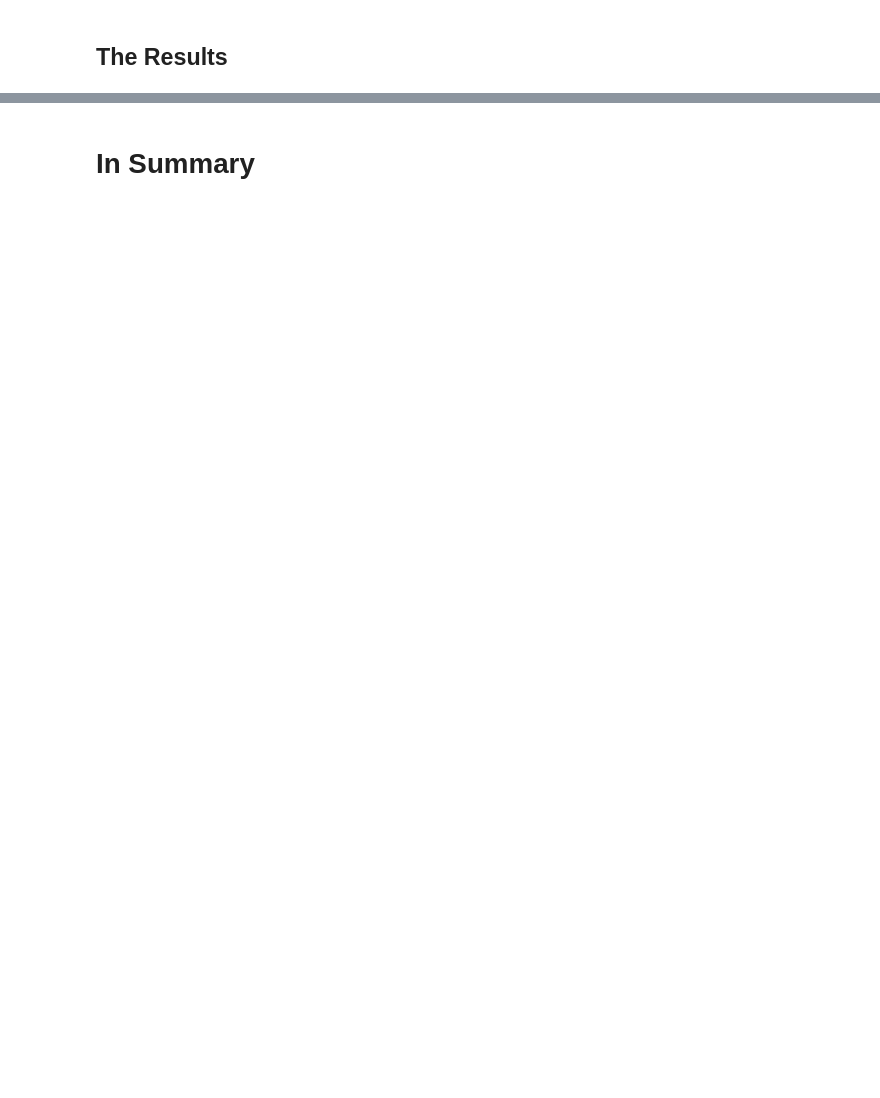
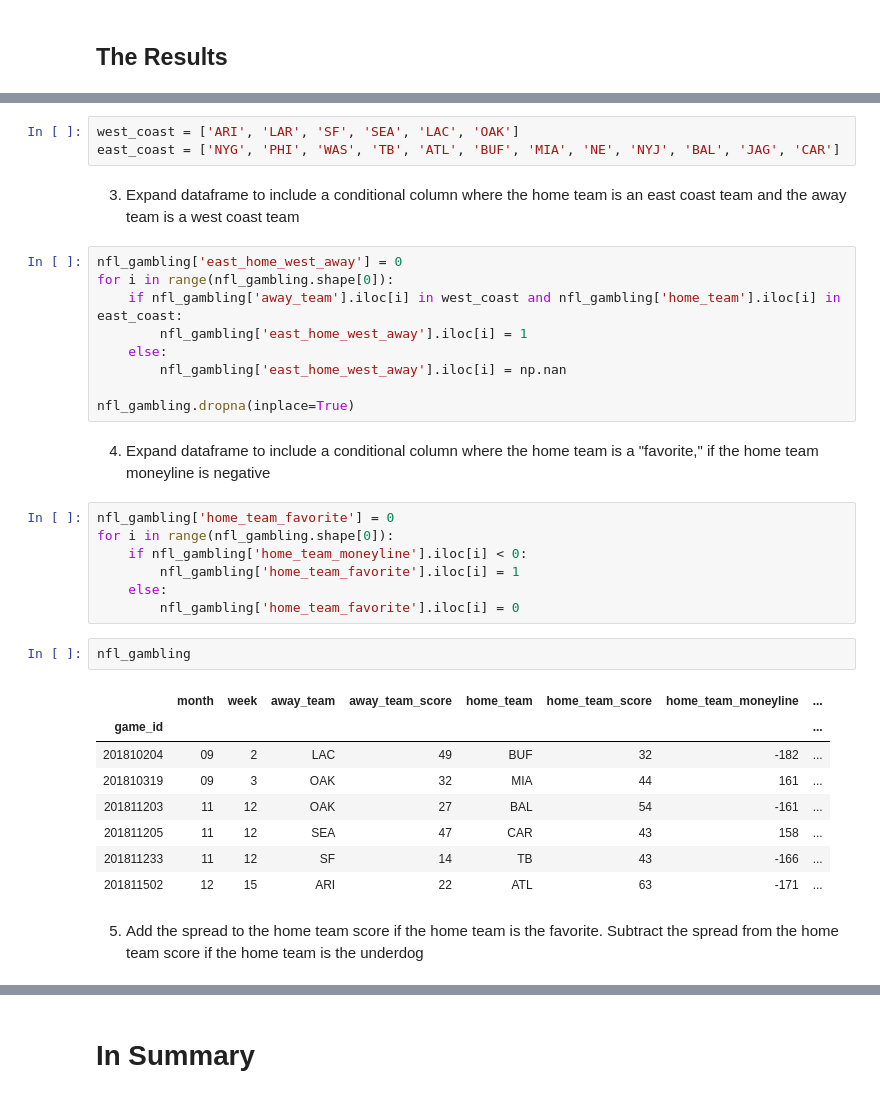
Before and after one commit to jprinfret/home_field_advantage, a Jupyter notebook: evaluating_home_field_advantage.ipynb, the cells around one changed output, grey strips where cells are left out. Cells and saved outputs as stored; diff of their text form; blank space fills up the shorter version.

```diff
--- a/evaluating_home_field_advantage.ipynb
+++ b/evaluating_home_field_advantage.ipynb
@@ -674,0 +650,36 @@ IndexError: single positional indexer is out-of-bounds
+# %%
+west_coast = ['ARI', 'LAR', 'SF', 'SEA', 'LAC', 'OAK']
+east_coast = ['NYG', 'PHI', 'WAS', 'TB', 'ATL', 'BUF', 'MIA', 'NE', 'NYJ', 'BAL', 'JAG', 'CAR']
+# %% [markdown]
+3. Expand dataframe to include a conditional column where the home team is an east coast team and the away team is a west coast team
+# %%
+nfl_gambling['east_home_west_away'] = 0
+for i in range(nfl_gambling.shape[0]):
+    if nfl_gambling['away_team'].iloc[i] in west_coast and nfl_gambling['home_team'].iloc[i] in east_coast:
+        nfl_gambling['east_home_west_away'].iloc[i] = 1
+    else:
+        nfl_gambling['east_home_west_away'].iloc[i] = np.nan
+
+nfl_gambling.dropna(inplace=True)
+# %% [markdown]
+4. Expand dataframe to include a conditional column where the home team is a "favorite," if the home team moneyline is negative
+# %%
+nfl_gambling['home_team_favorite'] = 0
+for i in range(nfl_gambling.shape[0]):
+    if nfl_gambling['home_team_moneyline'].iloc[i] < 0:
+        nfl_gambling['home_team_favorite'].iloc[i] = 1
+    else:
+        nfl_gambling['home_team_favorite'].iloc[i] = 0
+# %%
+nfl_gambling
+# %% [output]
+|  | month | week | away_team | away_team_score | home_team | home_team_score | home_team_moneyline | ... |
+| game_id |  |  |  |  |  |  |  | ... |
+| 201810204 | 09 | 2 | LAC | 49 | BUF | 32 | -182 | ... |
+| 201810319 | 09 | 3 | OAK | 32 | MIA | 44 | 161 | ... |
+| 201811203 | 11 | 12 | OAK | 27 | BAL | 54 | -161 | ... |
+| 201811205 | 11 | 12 | SEA | 47 | CAR | 43 | 158 | ... |
+| 201811233 | 11 | 12 | SF | 14 | TB | 43 | -166 | ... |
+| 201811502 | 12 | 15 | ARI | 22 | ATL | 63 | -171 | ... |
+# %% [markdown]
+5. Add the spread to the home team score if the home team is the favorite. Subtract the spread from the home team score if the home team is the underdog
```
Also changed, not shown: parts of 68 cells of this notebook.
